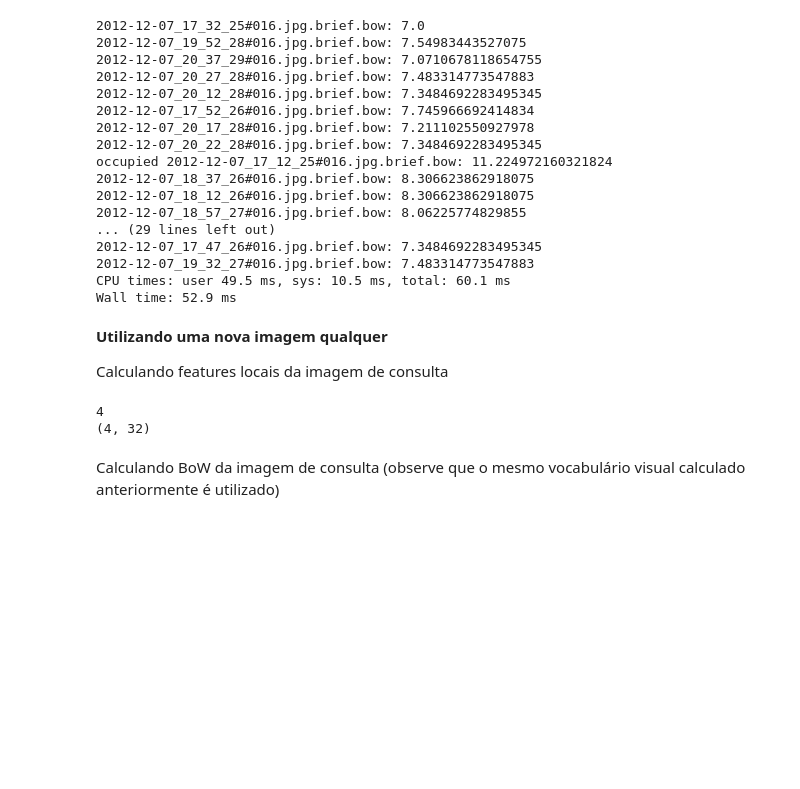
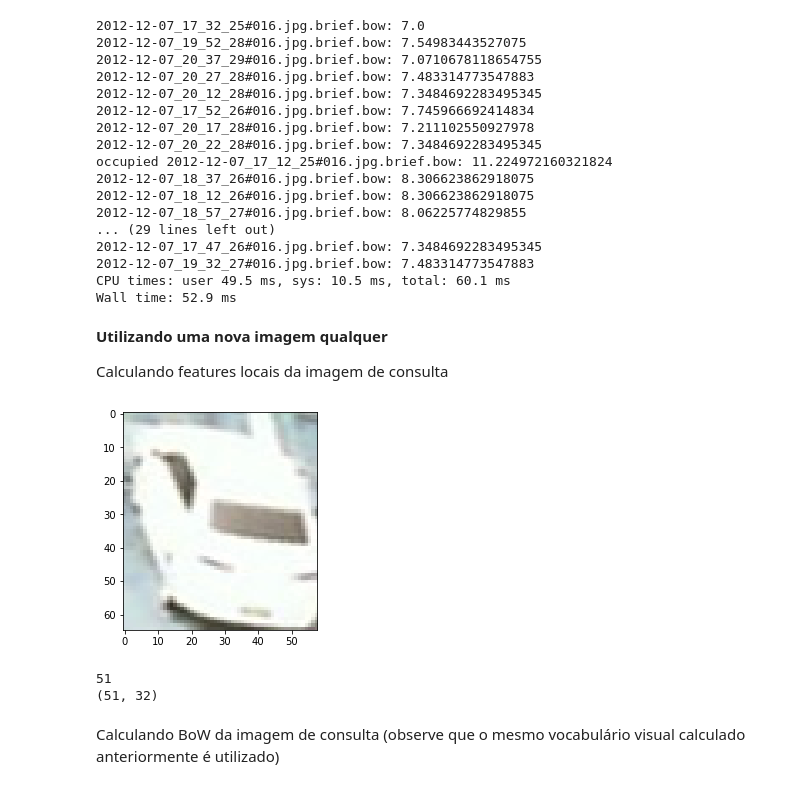
Before and after one commit to albs-br/tcc-machine-vision, a Jupyter notebook: TCC_teste_1.ipynb, the cells around one changed output. Drawn from its saved outputs; the diff is of its cells as text; code cells hidden in the pictures; blank space fills up the shorter version.

```diff
--- a/TCC_teste_1.ipynb
+++ b/TCC_teste_1.ipynb
@@ -370,42 +424,48 @@ Wall time: 52.9 ms
 
 Calculando features locais da imagem de consulta
 # %%
-search_dir = "" #"search/"
+search_dir = "C:/TCC_ForaDoOneDrive/Imagens selecionadas/UFPR04/016_Search/"
 # q = search_dir + "/content/2012-12-11_17_01_09#016.jpg" # occupied
-q = search_dir + "/content/2012-12-11_18_21_11#016.jpg" # empty
+# q = search_dir + "Occupied_Sunny_2012-12-21_15_30_11#016.jpg"
+q = search_dir + "Occupied_Sunny_2012-12-21_15_50_11#016.jpg"
 q_feature = q + ".brief"
 q_bow = q_feature + ".bow"
 # %%
 img_search = cv2.imread(q)
+
+#Show the image with matplotlib
+plt.imshow(img_search)
+plt.show()
 
 # Initiate STAR detector
 #star = cv2.xfeatures2d.StarDetector_create()
 
 # Initiate BRIEF extractor
 #brief = cv2.xfeatures2d.BriefDescriptorExtractor_create()
 
 # find the keypoints with STAR
 #kp = star.detect(img_search,None)
 
 # find the keypoints with ORB
 kp = orb.detect(img_search, None)
 
 # compute the descriptors with BRIEF
 #kp, feat = brief.compute(img_search, kp)
 
 # compute the descriptors with ORB
-kp, feat = orb.compute(img, kp)
+kp, feat = orb.compute(img_search, kp)
 
 print(len(kp))
 print(np.shape(feat))
 # print(feat)
 
 # store the data as binary data stream
 with open(q_feature, "wb") as f:
   pickle.dump(feat.tolist(), f)
 # %% [output]
+[figure, added]
-4
-(4, 32)
+51
+(51, 32)
 # %% [markdown]
 Calculando BoW da imagem de consulta (observe que o mesmo vocabulário visual calculado anteriormente é utilizado)
 # %%
```
Also changed, not shown: parts of 16 cells of this notebook, 1 other file.
